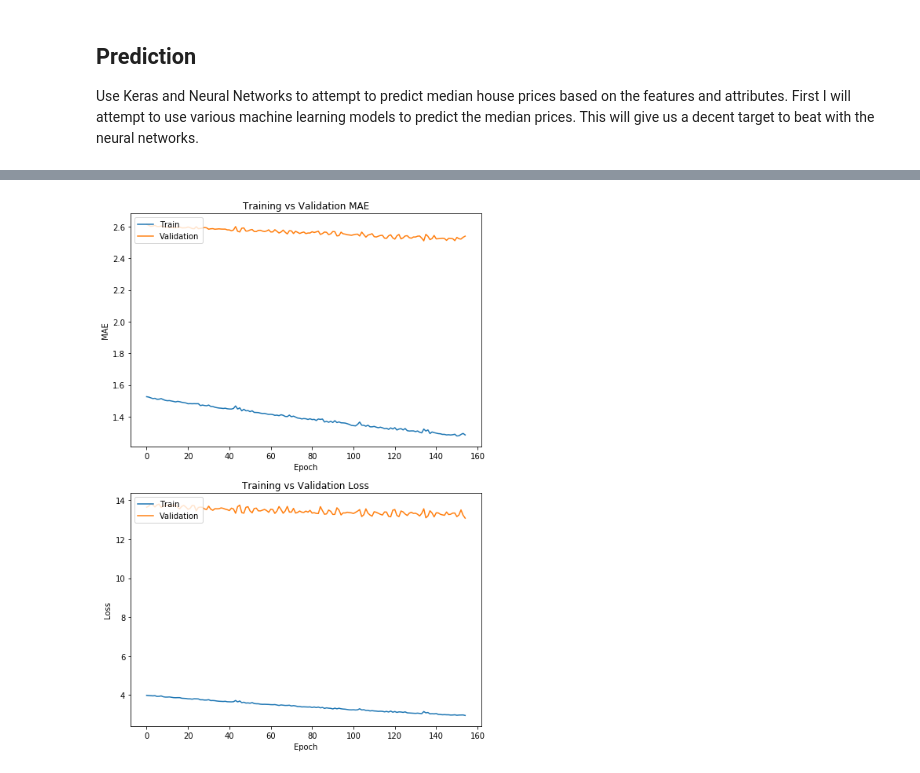
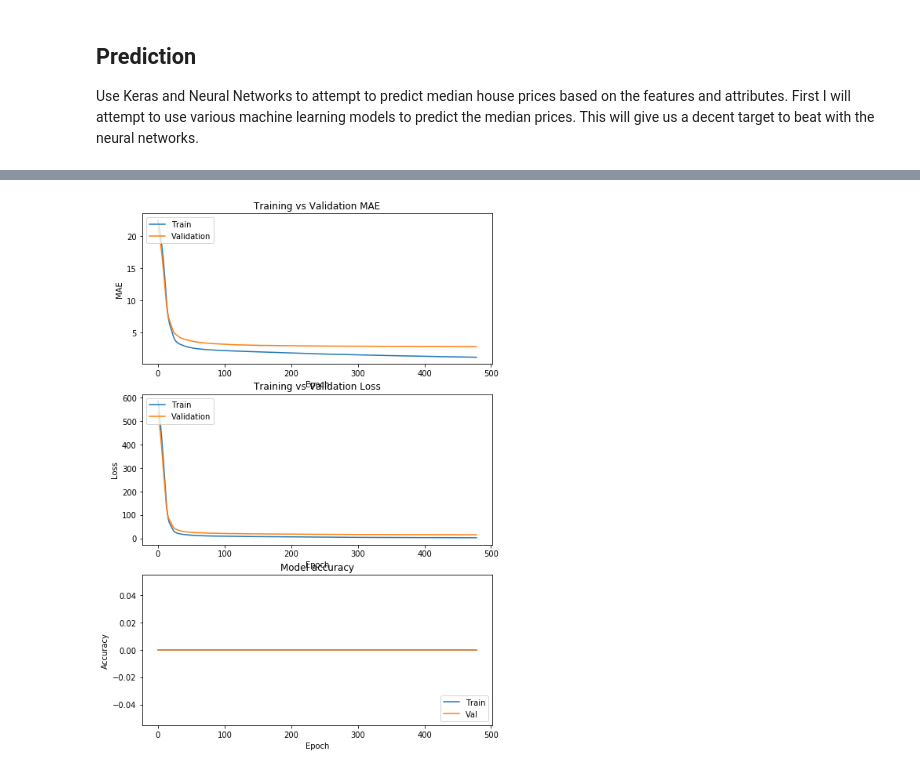
Before and after one commit to diarmuidwhelan/Machine-learning-and-statistics, a Jupyter notebook: Machine Learning and Statistics Project.ipynb, the cells around one changed output, grey strips where cells are left out. Cells and saved outputs as stored; diff of their text form; code cells hidden in the pictures.

Commit message:
Evaluation graphs and predictions

```diff
--- a/Machine Learning and Statistics Project.ipynb
+++ b/Machine Learning and Statistics Project.ipynb
@@ -658,13 +696,12 @@ Val MAE:  2.6094 , Val Loss:  13.6884
 # %%
-
 def plot_hist(h, xsize=6, ysize=10):
     # Prepare plotting
     fig_size = plt.rcParams["figure.figsize"]
     plt.rcParams["figure.figsize"] = [xsize, ysize]
-    fig, axes = plt.subplots(nrows=4, ncols=4, sharex=True)
+    fig, axes = plt.subplots(nrows=3, ncols=1, sharex=True)
 
-    # summarize history for MAE
-    plt.subplot(211)
+    # summarise history for MAE
+    plt.subplot(311)
     plt.plot(h['mean_absolute_error'])
     plt.plot(h['val_mean_absolute_error'])
     plt.title('Training vs Validation MAE')
@@ -672,14 +709,23 @@ def plot_hist(h, xsize=6, ysize=10):
     plt.xlabel('Epoch')
     plt.legend(['Train', 'Validation'], loc='upper left')
 
-    # summarize history for loss
-    plt.subplot(212)
+    # summarise history for loss
+    plt.subplot(312)
     plt.plot(h['loss'])
     plt.plot(h['val_loss'])
     plt.title('Training vs Validation Loss')
     plt.ylabel('Loss')
     plt.xlabel('Epoch')
     plt.legend(['Train', 'Validation'], loc='upper left')
+
+    #summarise history for accuracy
+    plt.subplot(313)
+    plt.plot(h['accuracy'])
+    plt.plot(h['val_accuracy'])
+    plt.title('Model accuracy')
+    plt.ylabel('Accuracy')
+    plt.xlabel('Epoch')
+    plt.legend(['Train', 'Val'], loc='lower right')
 
     # Plot it all in IPython
     plt.draw()
@@ -790,40 +856,48 @@ Val MAE:  2.8977 , Val Loss:  23.1211
 # %%
-from sklearn import preprocessing
-# Get column names first
-names = data.columns
-# Create the Scaler object
-scaler = preprocessing.StandardScaler()
-# Fit your data on the scaler object
-scaled_df = scaler.fit_transform(data)
-scaled_df = pd.DataFrame(scaled_df, columns=names)
+import sklearn.decomposition as dec
+pca = dec.PCA(n_components=13, whiten=True)
+pca.fit(X_train)
+inputs_train_white = pd.DataFrame(pca.transform(X_train), columns=X.columns)
+inputs_train_white
+
+def model(x_size, y_size):
+    t_model = Sequential()
+    t_model.add(kr.layers.Dense(150, input_dim=(13), activation='relu', name='Dense_1'))
+    t_model.add(kr.layers.Dense(75,  activation='relu', name='Dense_2'))
+    t_model.add(kr.layers.Dense(1, name='Dense_Output'))
+    print(t_model.summary())
+    t_model.compile(loss='mean_squared_error',
+        optimizer="adam",
+        metrics=[metrics.mae,'accuracy'])
+    return(t_model)
+
+model=model(X_train.shape[1],y_train.shape[1])
+
 epochs = 500
 batch_size = 128
-X=scaled_df
-Y=target
-X_train, X_test, y_train, y_test = train_test_split(X, Y, test_size=0.3, random_state=0)# takes 30% of the dataset to test models on
 
-y=scaled_df
 print('Epochs: ', epochs)
 print('Batch size: ', batch_size)
 
 keras_callbacks = [
-    EarlyStopping(monitor='val_mean_absolute_error', patience=20, verbose=0)
+     EarlyStopping(monitor='val_mean_absolute_error', patience=20, verbose=0)
 ]
 
 history = model.fit(X_train, y_train,
     batch_size=batch_size,
     epochs=epochs,
     shuffle=True,
-    verbose=0, # Change it to 2, if wished to observe execution
+    verbose=0,
     validation_data=(X_test, y_test),
     callbacks=keras_callbacks)
+
 
 train_score = model.evaluate(X_train, y_train, verbose=0)
 valid_score = model.evaluate(X_test, y_test, verbose=0)
 
 print('Train MAE: ', round(train_score[1], 4), ', Train Loss: ', round(train_score[0], 4))
 print('Val MAE: ', round(valid_score[1], 4), ', Val Loss: ', round(valid_score[0], 4))
-
-
 plot_hist(history.history, xsize=8, ysize=12)
+#Calculate the predictions on the test: set x_test
+preds = model.predict(X_test)
 # %% [output]
@@ -837 +921 @@ Val MAE:  2.5392 , Val Loss:  13.0858
-[figure, old version]
+[figure, new version]
```
Also changed, not shown: parts of 24 cells of this notebook.
